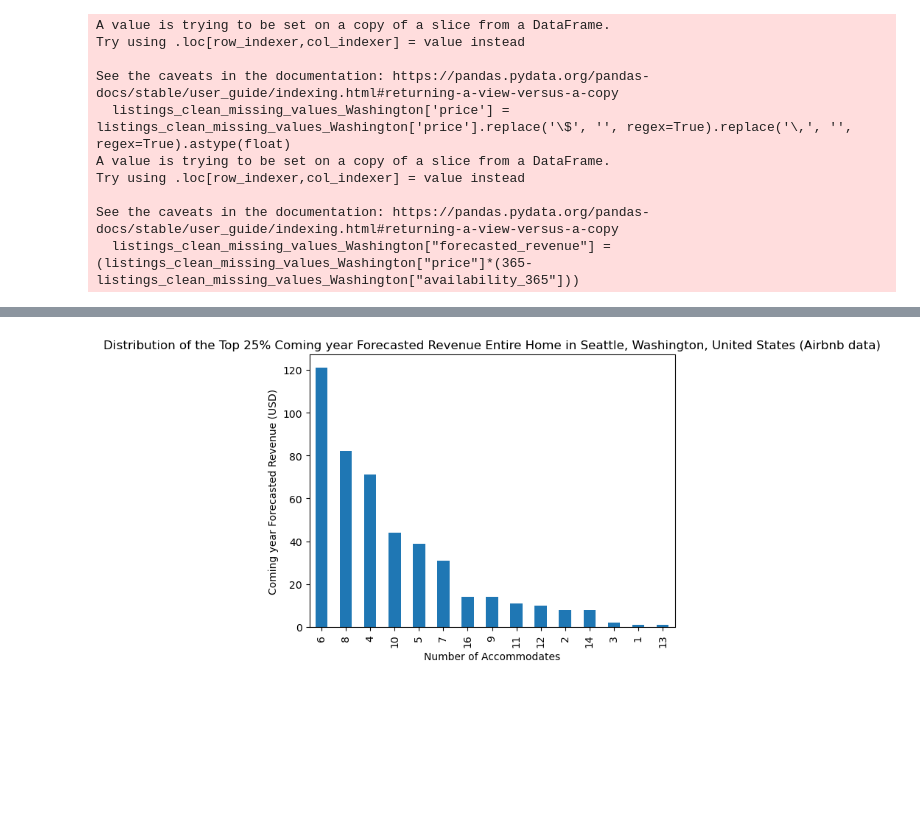
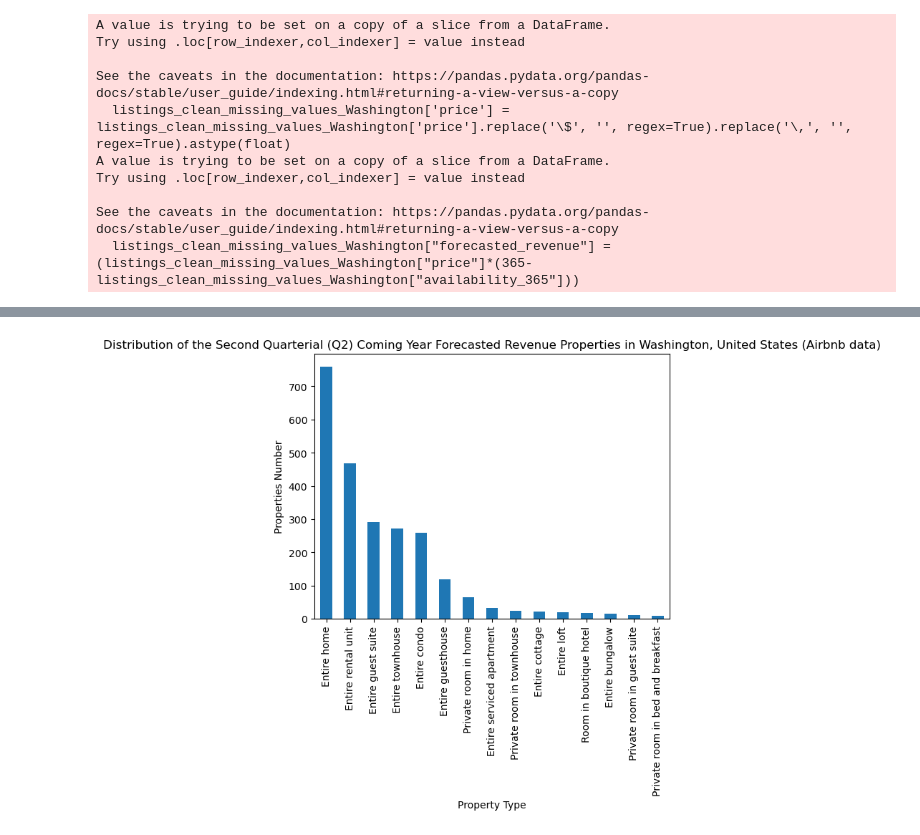
Before and after one commit to EyalVultz/Fianl-Project-Data-Analyst-Program-Hebrew-University-of-Jerusalem-Class-4-Group-2, a Jupyter notebook: Eyal Vultz - Final Project Data Analyst Program The Hebrew University of Jerusalem Class 4 Group 2.ipynb, the cells around one changed output, grey strips where cells are left out. Drawn from its saved outputs; the diff is of its cells as text; code cells hidden in the pictures; blank space fills up the shorter version.

```diff
--- a/Eyal Vultz - Final Project Data Analyst Program The Hebrew University of Jerusalem Class 4 Group 2.ipynb
+++ b/Eyal Vultz - Final Project Data Analyst Program The Hebrew University of Jerusalem Class 4 Group 2.ipynb
@@ -92,6 +118,5 @@ Name: room_type, dtype: object
-# %%
-# It seems that the above filtered data relate to only Entire home/apt properties type, so no need for 'room_type' filtration
-# Analyzing the above in order to evaluate the Accommodates distribution
-listings_clean_missing_values_Washington_Q1_Entire_home.count = listings_clean_missing_values_Washington_Q1_Entire_home['accommodates'].value_counts().head(15).plot(kind = 'bar', title = 'Distribution of the Top 25% Coming year Forecasted Revenue Entire Home in Seattle, Washington, United States (Airbnb data)' , xlabel = 'Number of Accommodates', ylabel = 'Coming year Forecasted Revenue (USD)')
-# %% [output]
-[figure, removed]
+# %%
+# Coming Year Forecasted Revenue Second Quarterial (Q2) Airbnb properties in Washington, United States - Property Type Distribution
+listings_clean_missing_values_Washington_Q2_count = listings_clean_missing_values_Washington_Q2['property_type'].value_counts().head(15).plot(kind = 'bar', title = 'Distribution of the Second Quarterial (Q2) Coming Year Forecasted Revenue Properties in Washington, United States (Airbnb data)' , xlabel = 'Property Type', ylabel = 'Properties Number')
+# %% [output]
+[figure, added]
```
Also changed, not shown: parts of 23 cells of this notebook.
